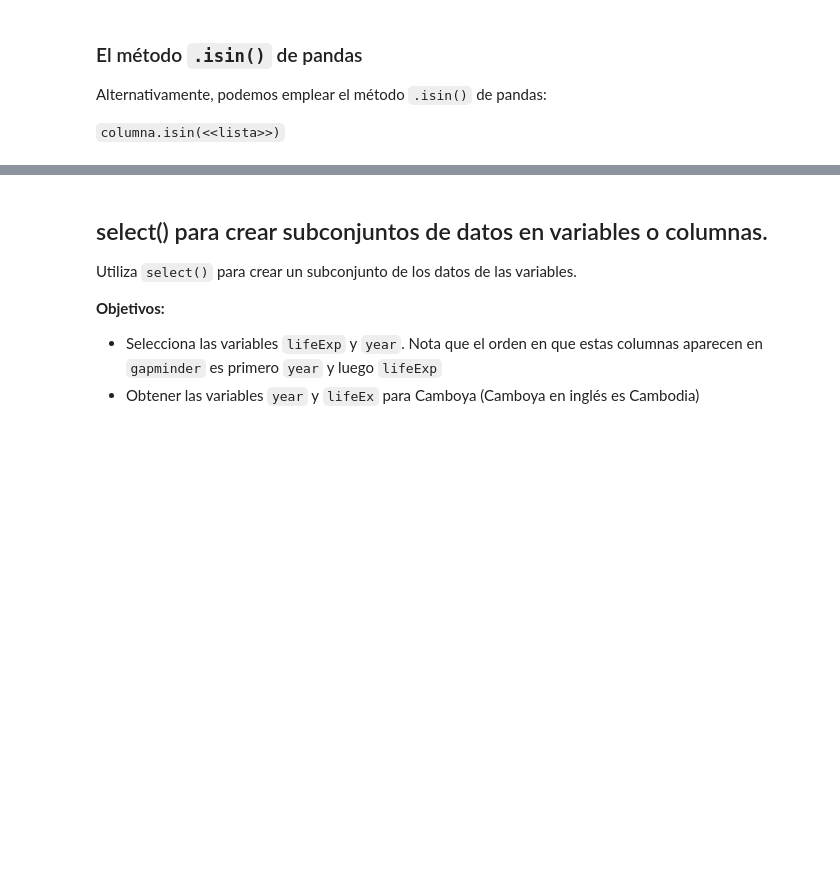
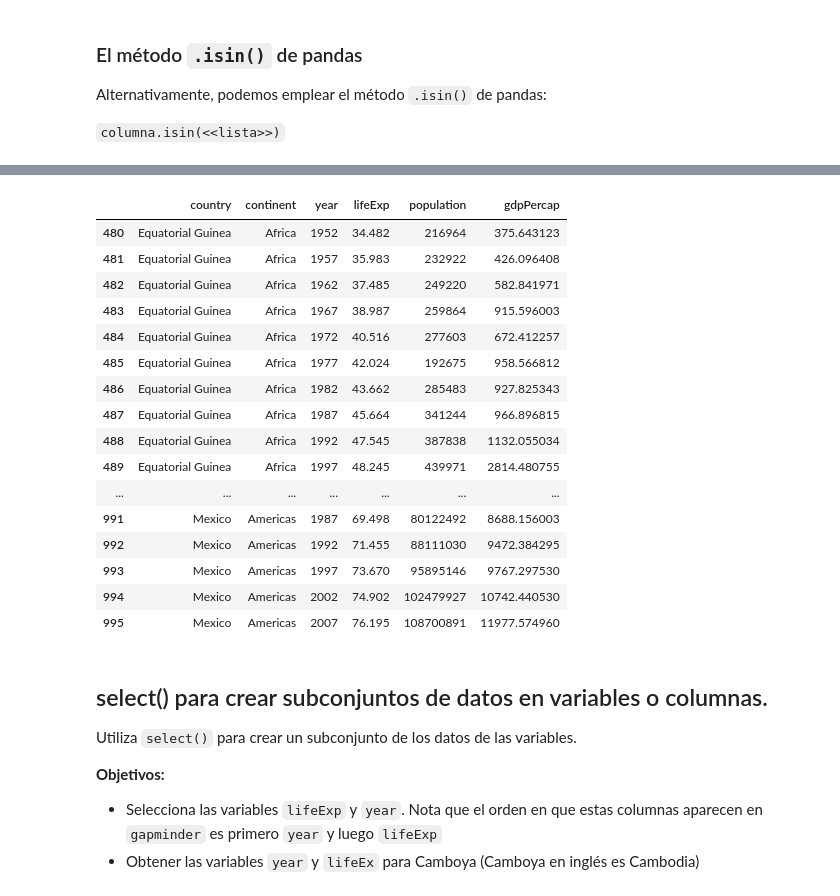
Before and after one commit to ronalLeiva/CDD_Py_2022, a Jupyter notebook: C2.5 siuba.ipynb, the cells around one changed output, grey strips where cells are left out. Drawn from its saved outputs; the diff is of its cells as text; code cells hidden in the pictures; blank space fills up the shorter version.

```diff
--- a/C2.5 siuba.ipynb
+++ b/C2.5 siuba.ipynb
@@ -85,3 +165,24 @@ gapminder >> filter(_.country.isin(["Rwanda","Afghanistan"]))
+# %%
+# Imprimo la cantidad de filas y columnas si en una columna puntual que contenga una frase
+gapminder >> filter(_.country.str.contains("Guinea|Mexico"))
+# %% [output]
+|  | country | continent | year | lifeExp | population | gdpPercap |
+| 480 | Equatorial Guinea | Africa | 1952 | 34.482 | 216964 | 375.643123 |
+| 481 | Equatorial Guinea | Africa | 1957 | 35.983 | 232922 | 426.096408 |
+| 482 | Equatorial Guinea | Africa | 1962 | 37.485 | 249220 | 582.841971 |
+| 483 | Equatorial Guinea | Africa | 1967 | 38.987 | 259864 | 915.596003 |
+| 484 | Equatorial Guinea | Africa | 1972 | 40.516 | 277603 | 672.412257 |
+| 485 | Equatorial Guinea | Africa | 1977 | 42.024 | 192675 | 958.566812 |
+| 486 | Equatorial Guinea | Africa | 1982 | 43.662 | 285483 | 927.825343 |
+| 487 | Equatorial Guinea | Africa | 1987 | 45.664 | 341244 | 966.896815 |
+| 488 | Equatorial Guinea | Africa | 1992 | 47.545 | 387838 | 1132.055034 |
+| 489 | Equatorial Guinea | Africa | 1997 | 48.245 | 439971 | 2814.480755 |
+| ... | ... | ... | ... | ... | ... | ... |
+| 991 | Mexico | Americas | 1987 | 69.498 | 80122492 | 8688.156003 |
+| 992 | Mexico | Americas | 1992 | 71.455 | 88111030 | 9472.384295 |
+| 993 | Mexico | Americas | 1997 | 73.670 | 95895146 | 9767.297530 |
+| 994 | Mexico | Americas | 2002 | 74.902 | 102479927 | 10742.440530 |
+| 995 | Mexico | Americas | 2007 | 76.195 | 108700891 | 11977.574960 |
 # %% [markdown]
 ## select() para crear subconjuntos de datos en variables o columnas.
 
```
Also changed, not shown: parts of 14 cells of this notebook.
